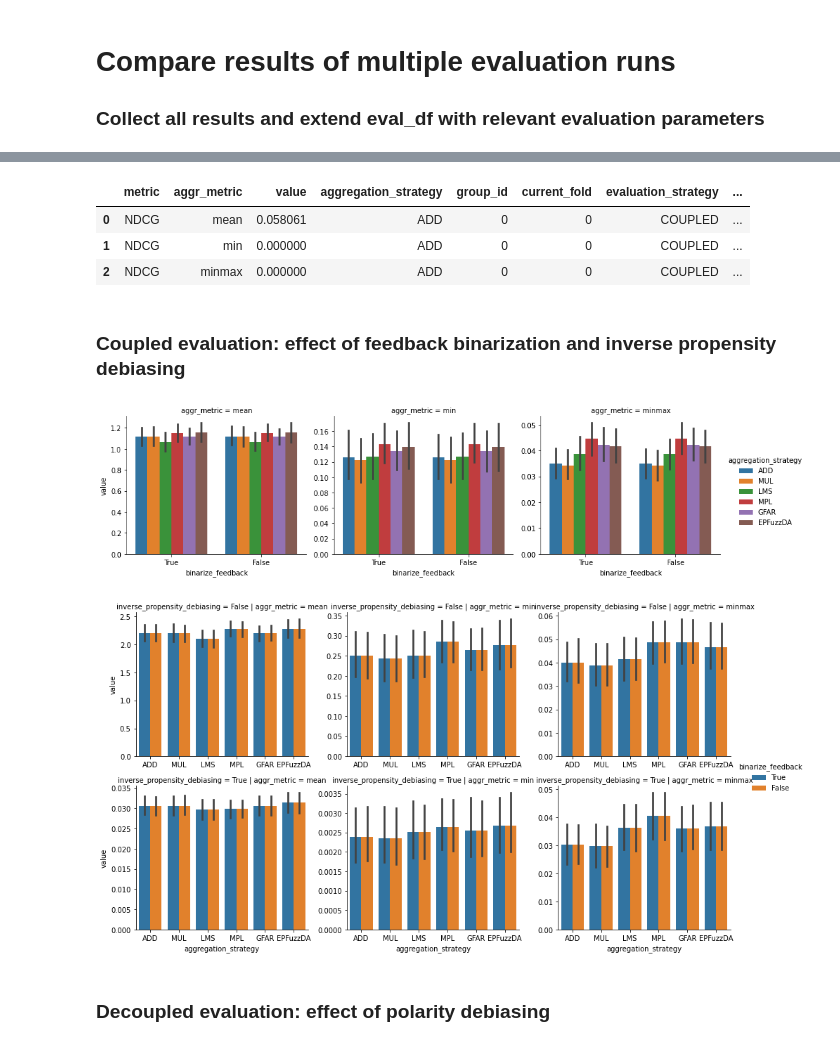
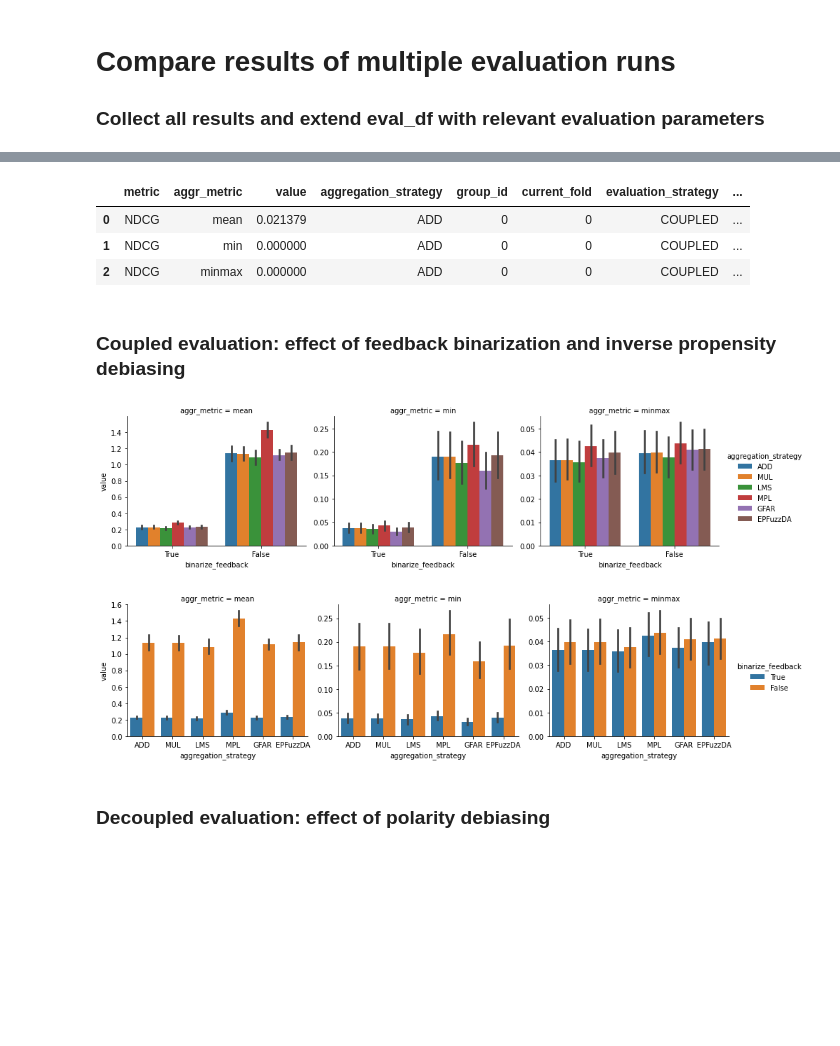
Before and after one commit to barnap/group-recommenders-offline-evaluation, a Jupyter notebook: grs_evaluation_merge_with_hyperparam_tuning.ipynb, the cells around one changed output, grey strips where cells are left out. Saved outputs shown, nothing was run; the diff lists cells and outputs as text; code cells hidden in the pictures; blank space fills up the shorter version.

Commit message:
bugfixes + visualization updates

```diff
--- a/grs_evaluation_merge_with_hyperparam_tuning.ipynb
+++ b/grs_evaluation_merge_with_hyperparam_tuning.ipynb
@@ -1128,6 +1125,6 @@ def get_valid_evaluation_data(valid_rows):
     return eval_df_concat
 # %%
 #select only those evaluation runs we consider interesting
-valid_rows = parameters_df_relevant.index[:4]
+valid_rows = parameters_df_relevant.index[5:]
 parameters_df_relevant.loc[valid_rows]
 # %% [output]
@@ -1141,28 +1136,27 @@ eval_df_concat = get_valid_evaluation_data(valid_rows)
 eval_df_concat.head(3)
 # %% [output]
 |  | metric | aggr_metric | value | aggregation_strategy | group_id | current_fold | evaluation_strategy | ... |
-| 0 | NDCG | mean | 0.058061 | ADD | 0 | 0 | COUPLED | ... |
+| 0 | NDCG | mean | 0.021379 | ADD | 0 | 0 | COUPLED | ... |
 | 1 | NDCG | min | 0.000000 | ADD | 0 | 0 | COUPLED | ... |
 | 2 | NDCG | minmax | 0.000000 | ADD | 0 | 0 | COUPLED | ... |
 # %% [markdown]
 ### Coupled evaluation: effect of feedback binarization and inverse propensity debiasing
 # %%
-#TODO: there seems to be some error in feedback binarization procedure - those results definitely should not be exactly same
 metric = "DCG"
 g = sns.catplot(data=eval_df_concat.loc[eval_df_concat.metric==metric], x="binarize_feedback",
                 col="aggr_metric",
                 hue="aggregation_strategy", y="value", sharex="col", sharey=False,
                 kind="bar",  height=3.5, aspect=1.2)
 # %% [output]
-[figure, old version]
+[figure, new version]
 # %%
 metric = "DCG"
-g = sns.catplot(data=eval_df_concat.loc[eval_df_concat.metric==metric], row="inverse_propensity_debiasing",
+g = sns.catplot(data=eval_df_concat.loc[eval_df_concat.metric==metric],
                 col="aggr_metric", hue="binarize_feedback",
                 x="aggregation_strategy", y="value", sharex=False, sharey=False,
                 kind="bar",  height=3.5, aspect=1.2)
 # %% [output]
-[figure, old version]
+[figure, new version]
 # %% [markdown]
 ### Decoupled evaluation: effect of polarity debiasing
 # %%
```
Also changed, not shown: parts of 26 cells of this notebook.
